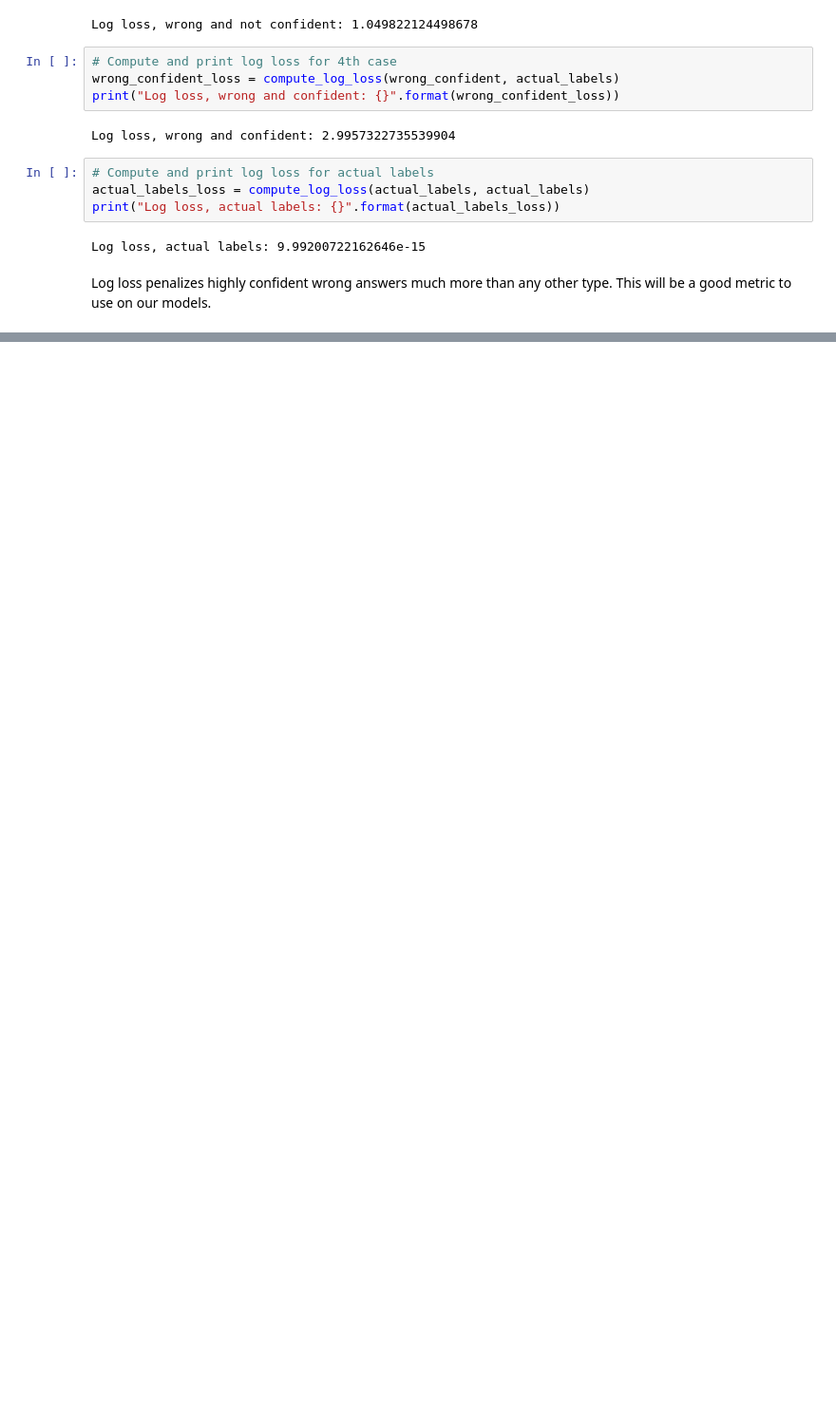
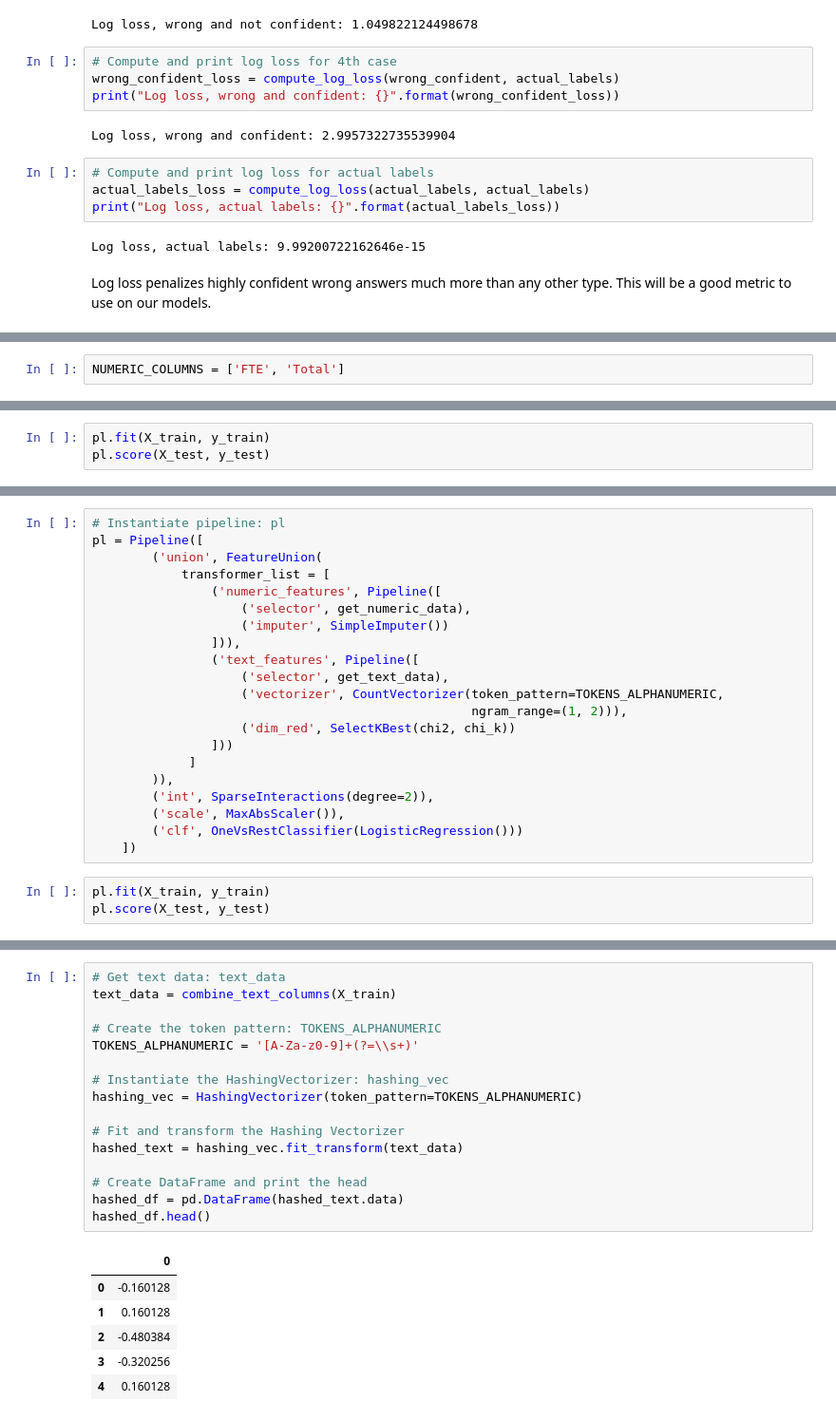
Before and after one commit to VictorOmondi1997/School-Budgeting-with-Machine-Learning-in-Python, a Jupyter notebook: School Budgeting with Machine Learning in Python.ipynb, the cells around one changed output, grey strips where cells are left out. Shown at 95% size. Saved outputs shown, nothing was run; the diff lists cells and outputs as text; blank space fills up the shorter version.

```diff
--- a/School Budgeting with Machine Learning in Python.ipynb
+++ b/School Budgeting with Machine Learning in Python.ipynb
@@ -332,0 +484,2 @@ Log loss penalizes highly confident wrong answers much more than any other type.
+# %%
+NUMERIC_COLUMNS = ['FTE', 'Total']
@@ -332,0 +1057,3 @@ Log loss penalizes highly confident wrong answers much more than any other type.
+# %%
+pl.fit(X_train, y_train)
+pl.score(X_test, y_test)
@@ -332,0 +1125,24 @@ Log loss penalizes highly confident wrong answers much more than any other type.
+# %%
+# Instantiate pipeline: pl
+pl = Pipeline([
+        ('union', FeatureUnion(
+            transformer_list = [
+                ('numeric_features', Pipeline([
+                    ('selector', get_numeric_data),
+                    ('imputer', SimpleImputer())
+                ])),
+                ('text_features', Pipeline([
+                    ('selector', get_text_data),
+                    ('vectorizer', CountVectorizer(token_pattern=TOKENS_ALPHANUMERIC,
+                                                   ngram_range=(1, 2))),
+                    ('dim_red', SelectKBest(chi2, chi_k))
+                ]))
+             ]
+        )),
+        ('int', SparseInteractions(degree=2)),
+        ('scale', MaxAbsScaler()),
+        ('clf', OneVsRestClassifier(LogisticRegression()))
+    ])
+# %%
+pl.fit(X_train, y_train)
+pl.score(X_test, y_test)
@@ -332,0 +1187,23 @@ Log loss penalizes highly confident wrong answers much more than any other type.
+# %%
+# Get text data: text_data
+text_data = combine_text_columns(X_train)
+
+# Create the token pattern: TOKENS_ALPHANUMERIC
+TOKENS_ALPHANUMERIC = '[A-Za-z0-9]+(?=\\s+)'
+
+# Instantiate the HashingVectorizer: hashing_vec
+hashing_vec = HashingVectorizer(token_pattern=TOKENS_ALPHANUMERIC)
+
+# Fit and transform the Hashing Vectorizer
+hashed_text = hashing_vec.fit_transform(text_data)
+
+# Create DataFrame and print the head
+hashed_df = pd.DataFrame(hashed_text.data)
+hashed_df.head()
+# %% [output]
+|  | 0 |
+| 0 | -0.160128 |
+| 1 | 0.160128 |
+| 2 | -0.480384 |
+| 3 | -0.320256 |
+| 4 | 0.160128 |
```
Also changed, not shown: parts of 78 cells of this notebook, 2 other files.
